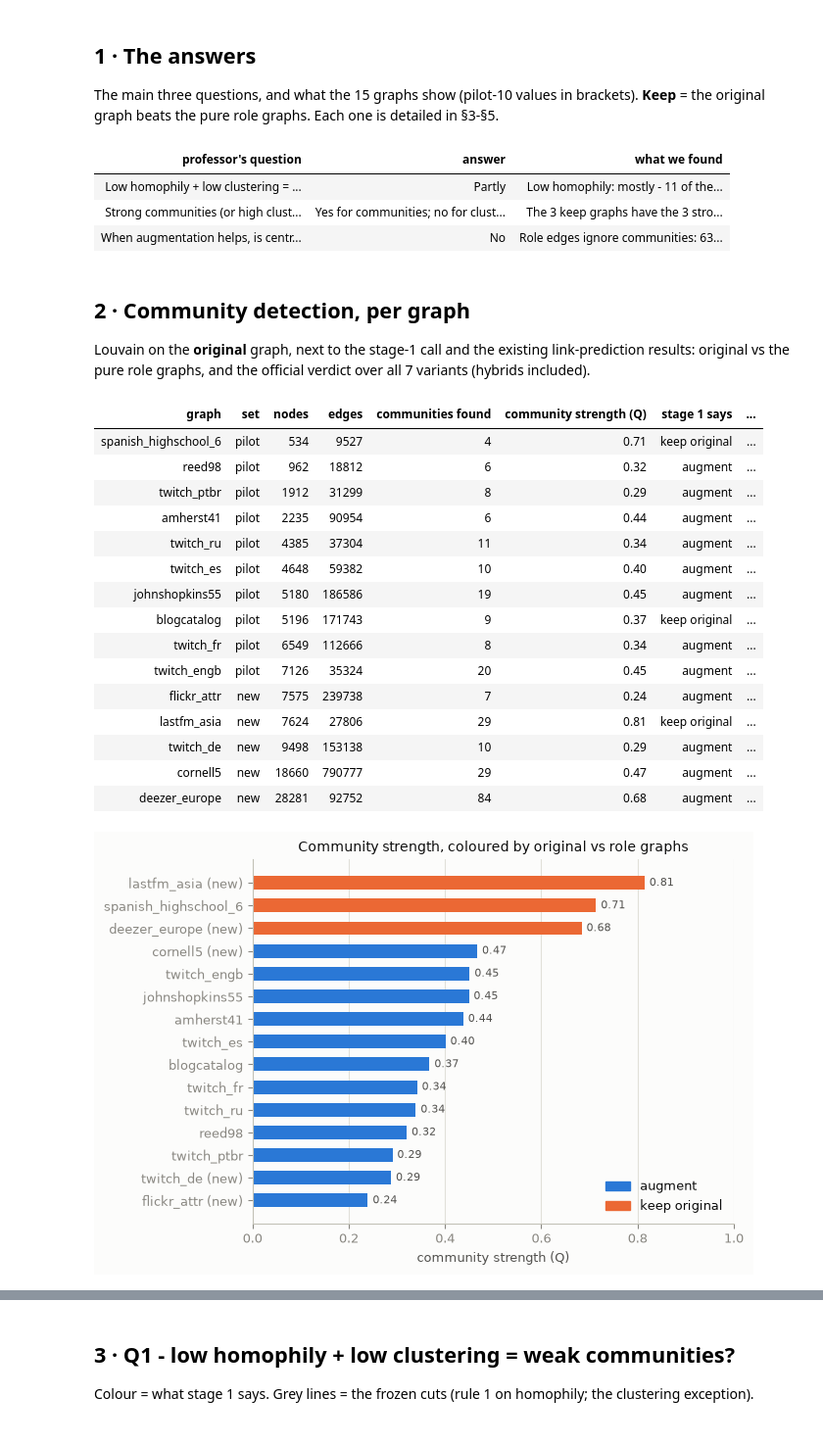
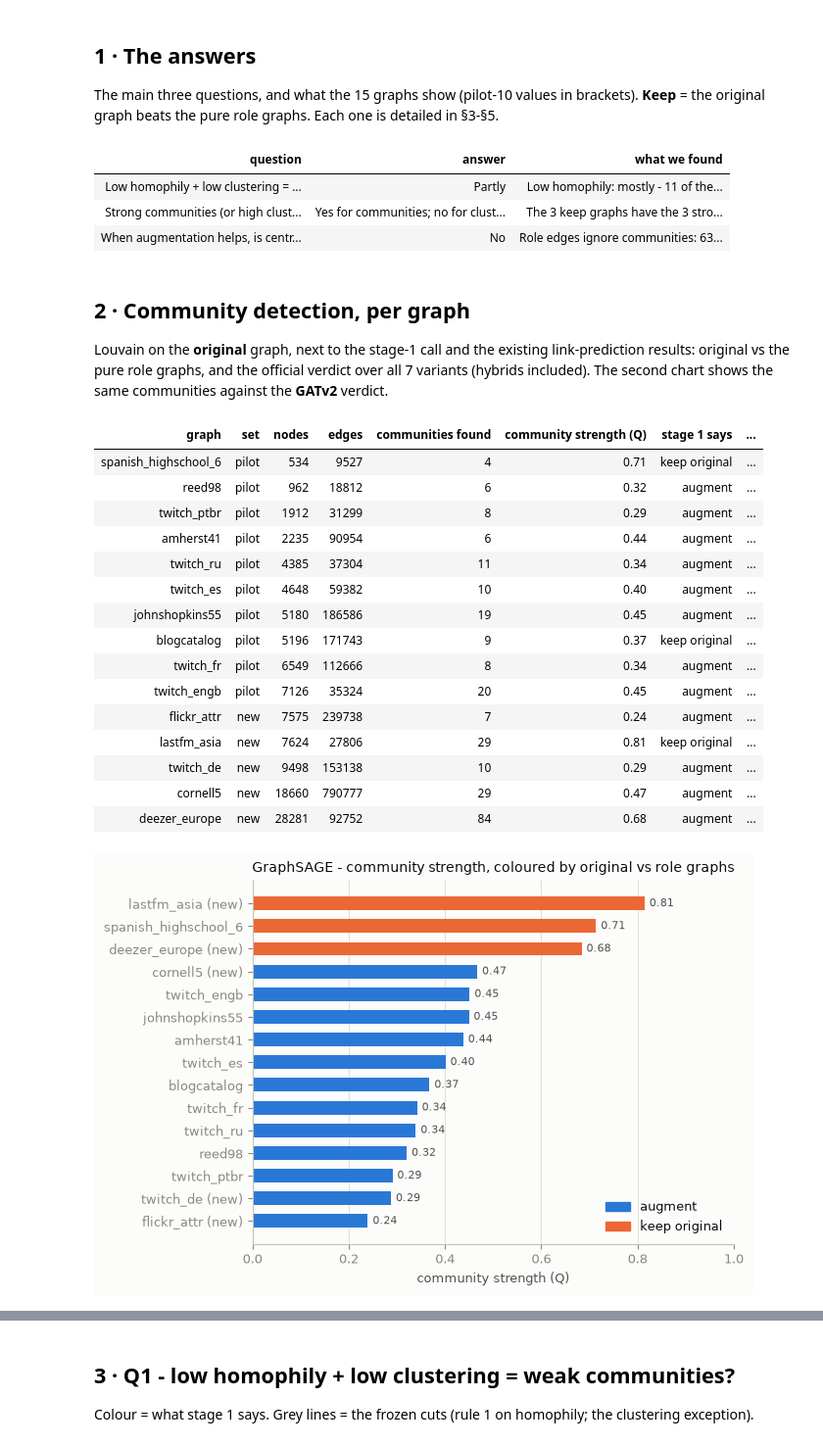
Before and after one commit to SafiUllahAdam/virgo-repro, a Jupyter notebook: notebooks/9-community_detection_social.ipynb, the cells around one changed output, grey strips where cells are left out. Shown at 98% size. Cells and saved outputs as stored; diff of their text form; code cells hidden in the pictures.

Commit message:
Community analysis on GATv2

```diff
--- a/notebooks/9-community_detection_social.ipynb
+++ b/notebooks/9-community_detection_social.ipynb
@@ -61,6 +61,12 @@ cmp = (
 )
 summary = pd.read_csv("results/community_summary.csv")
 summary = summary[summary.dataset.isin(PANEL)]
+cmp_gat = (  # the same 15 graphs, read against GATv2's link-prediction verdicts
+    pd.read_csv("results/community_compare_gatv2.csv")
+    .set_index("dataset")
+    .loc[PANEL]
+    .reset_index()
+)
 corr10 = pd.read_csv(
     "results/community_correlations.csv"
 )  # pilot, 10 graphs - kept as it was
@@ -245,7 +251,7 @@ print(
     f"graphs ({len(PANEL)}): pilot {cfg.COMMUNITY_SOCIAL_PILOT} + new {cfg.COMMUNITY_SOCIAL_ADDED}"
 )
 print(
-    "Louvain: resolution 1, seeds 42-44 (averaged) | link prediction: existing GraphSAGE results, K=10"
+    "Louvain: resolution 1, seeds 42-44 (averaged) | link prediction: GraphSAGE and GATv2 results, K=10"
 )
 # %% [output]
 graphs (15): pilot ['spanish_highschool_6', 'reed98', 'twitch_ptbr', 'amherst41', 'twitch_ru', 'twitch_es', 'johnshopkins55', 'blogcatalog', 'twitch_fr', 'twitch_engb'] + new ['flickr_attr', 'lastfm_a ...
@@ -275,7 +281,7 @@ show(
     pd.DataFrame(
         [
             {
-                "professor's question": "Low homophily + low clustering = weak communities, where augmentation helps?",
+                "question": "Low homophily + low clustering = weak communities, where augmentation helps?",
                 "answer": "Partly",
                 "what we found": f"Low homophily: mostly - {len(weak)} of the {len(lowh)} low-homophily graphs have weak communities "
                 f"(Q {weak.orig_modularity.min():.2f}-{weak.orig_modularity.max():.2f}), and augmentation helps on "
@@ -285,7 +291,7 @@ show(
                 f"[{rho('orig_modularity', 'avg_clustering', corr10):+.2f}].",
             },
             {
-                "professor's question": "Strong communities (or high clustering) = keep the original graph?",
+                "question": "Strong communities (or high clustering) = keep the original graph?",
                 "answer": "Yes for communities; no for clustering",
                 "what we found": f"The {len(keep)} keep graphs have the {len(keep)} strongest communities "
                 f"(Q {keep.orig_modularity.min():.2f}-{keep.orig_modularity.max():.2f}); every augment graph is ≤ "
@@ -293,7 +299,7 @@ show(
                 f"[{rho('orig_modularity', 'nonhybrid_gap', corr10):+.2f}]; keep vs augment p {grp.p:.3f}.",
             },
             {
-                "professor's question": "When augmentation helps, is centrality useful because it links important nodes across (or within) communities?",
+                "question": "When augmentation helps, is centrality useful because it links important nodes across (or within) communities?",
                 "answer": "No",
                 "what we found": f"Role edges ignore communities: {role_hub.min().min():.0%}-{role_hub.max().max():.0%} of hub edges cross "
                 f"them, close to random ({chance.min():.0%}-{chance.max():.0%}). Centrality stays inside communities a bit "
@@ -304,14 +310,14 @@ show(
     )
 )
 # %% [output]
-| professor's question | answer | what we found |
+| question | answer | what we found |
 | Low homophily + low clustering = ... | Partly | Low homophily: mostly - 11 of the... |
 | Strong communities (or high clust... | Yes for communities; no for clust... | The 3 keep graphs have the 3 stro... |
 | When augmentation helps, is centr... | No | Role edges ignore communities: 63... |
 # %% [markdown]
 ## 2 · Community detection, per graph
 
-Louvain on the **original** graph, next to the stage-1 call and the existing link-prediction results: original vs the pure role graphs, and the official verdict over all 7 variants (hybrids included).
+Louvain on the **original** graph, next to the stage-1 call and the existing link-prediction results: original vs the pure role graphs, and the official verdict over all 7 variants (hybrids included). The second chart shows the same communities against the **GATv2** verdict.
 # %%
 t = cmp[
     [
@@ -326,6 +332,12 @@ t = cmp[
         "official_winners",
     ]
 ].copy()
+t["gat_nonhybrid"] = (
+    cmp_gat.set_index("dataset").loc[t.dataset, "nonhybrid_verdict"].values
+)
+t["gat_official"] = (
+    cmp_gat.set_index("dataset").loc[t.dataset, "official_verdict"].values
+)
 t.insert(1, "set", t.dataset.map(lambda n: "new" if n in NEW else "pilot"))
 t["nodes"], t["edges"], t["orig_communities"] = (
     t.nodes.astype(int),
@@ -341,9 +353,11 @@ t.columns = [
     "communities found",
     "community strength (Q)",
     "stage 1 says",
-    "original vs role graphs",
-    "official (7 variants)",
-    "winning signal",
+    "GraphSAGE: original vs role graphs",
+    "GraphSAGE: official (7 variants)",
+    "GraphSAGE: winning signal",
+    "GATv2: original vs role graphs",
+    "GATv2: official (7 variants)",
 ]
 show(t)
 
@@ -357,32 +371,55 @@ ax.barh(
 )
 for yy, v in enumerate(d.orig_modularity):
     ax.text(v + 0.01, yy, f"{v:.2f}", va="center", fontsize=8, color=INK2)
 ax.set(
     xlim=(0, 1),
     xlabel="community strength (Q)",
-    title="Community strength, coloured by original vs role graphs",
+    title="GraphSAGE - community strength, coloured by original vs role graphs",
 )
 ax.grid(axis="y", visible=False)
 ax.legend(
     handles=[Patch(color=c, label=l) for l, c in VERDICT.items()], loc="lower right"
 )
 plt.tight_layout()
 plt.show()
+
+# GATv2: the same 15 graphs and the same communities (same bars), coloured by GATv2's verdict instead
+d = cmp_gat.sort_values("orig_modularity")
+fig, ax = plt.subplots(figsize=(6.8, 4.6))
+ax.barh(
+    d.dataset.map(mark),
+    d.orig_modularity,
+    height=0.6,
+    color=[VERDICT[v] for v in d.nonhybrid_verdict],
+)
+for yy, v in enumerate(d.orig_modularity):
+    ax.text(v + 0.01, yy, f"{v:.2f}", va="center", fontsize=8, color=INK2)
+ax.set(
+    xlim=(0, 1),
+    xlabel="community strength (Q)",
+    title="GATv2 - community strength, coloured by original vs role graphs",
+)
+ax.grid(axis="y", visible=False)
+ax.legend(
+    handles=[Patch(color=c, label=l) for l, c in VERDICT.items()], loc="lower right"
+)
+plt.tight_layout()
+plt.show()
 # %% [output]
 | graph | set | nodes | edges | communities found | community strength (Q) | stage 1 says | ... |
 | spanish_highschool_6 | pilot | 534 | 9527 | 4 | 0.71 | keep original | ... |
 | reed98 | pilot | 962 | 18812 | 6 | 0.32 | augment | ... |
 | twitch_ptbr | pilot | 1912 | 31299 | 8 | 0.29 | augment | ... |
 | amherst41 | pilot | 2235 | 90954 | 6 | 0.44 | augment | ... |
 | twitch_ru | pilot | 4385 | 37304 | 11 | 0.34 | augment | ... |
 | twitch_es | pilot | 4648 | 59382 | 10 | 0.40 | augment | ... |
 | johnshopkins55 | pilot | 5180 | 186586 | 19 | 0.45 | augment | ... |
 | blogcatalog | pilot | 5196 | 171743 | 9 | 0.37 | keep original | ... |
 | twitch_fr | pilot | 6549 | 112666 | 8 | 0.34 | augment | ... |
 | twitch_engb | pilot | 7126 | 35324 | 20 | 0.45 | augment | ... |
 | flickr_attr | new | 7575 | 239738 | 7 | 0.24 | augment | ... |
 | lastfm_asia | new | 7624 | 27806 | 29 | 0.81 | keep original | ... |
 | twitch_de | new | 9498 | 153138 | 10 | 0.29 | augment | ... |
 | cornell5 | new | 18660 | 790777 | 29 | 0.47 | augment | ... |
 | deezer_europe | new | 28281 | 92752 | 84 | 0.68 | augment | ... |
-[figure, old version]
+[figure, new version]
```
Also changed, not shown: parts of 5 cells of this notebook, 8 other files.
